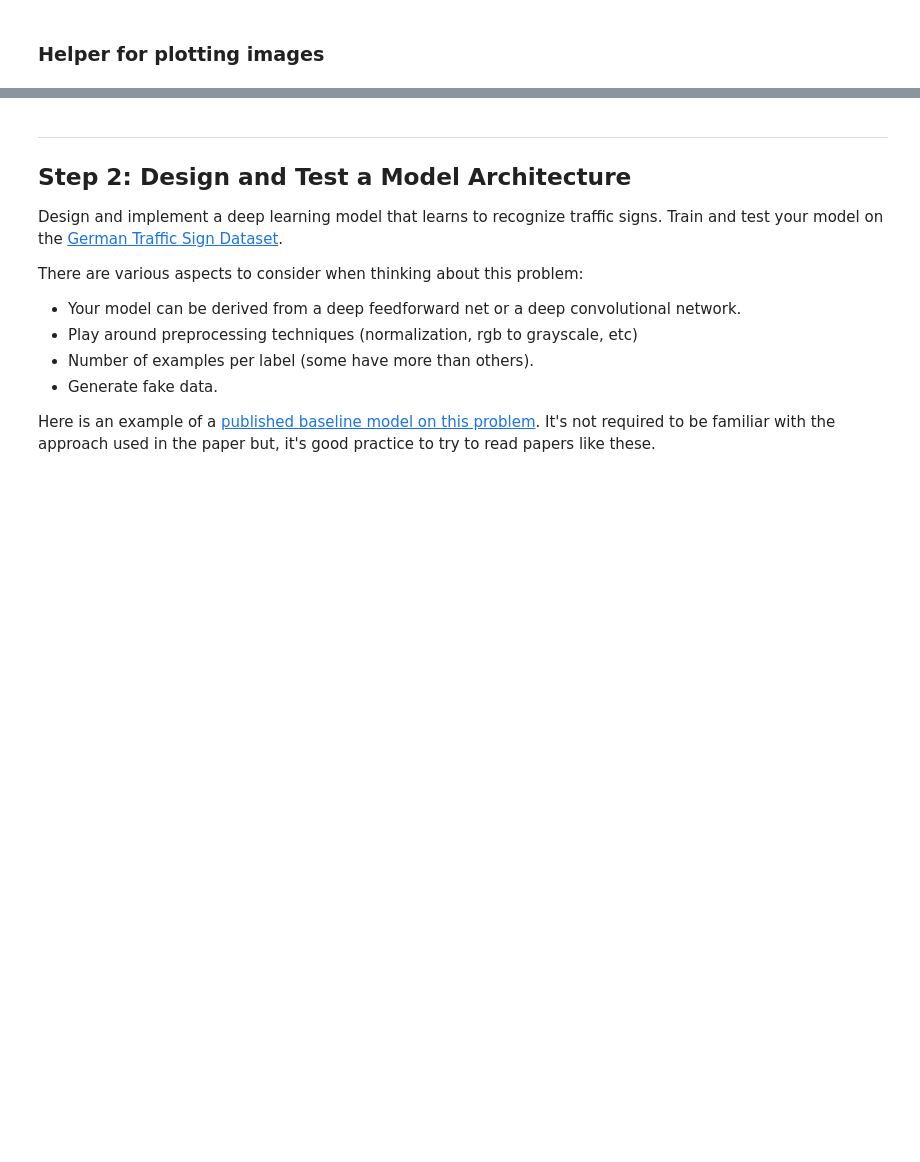
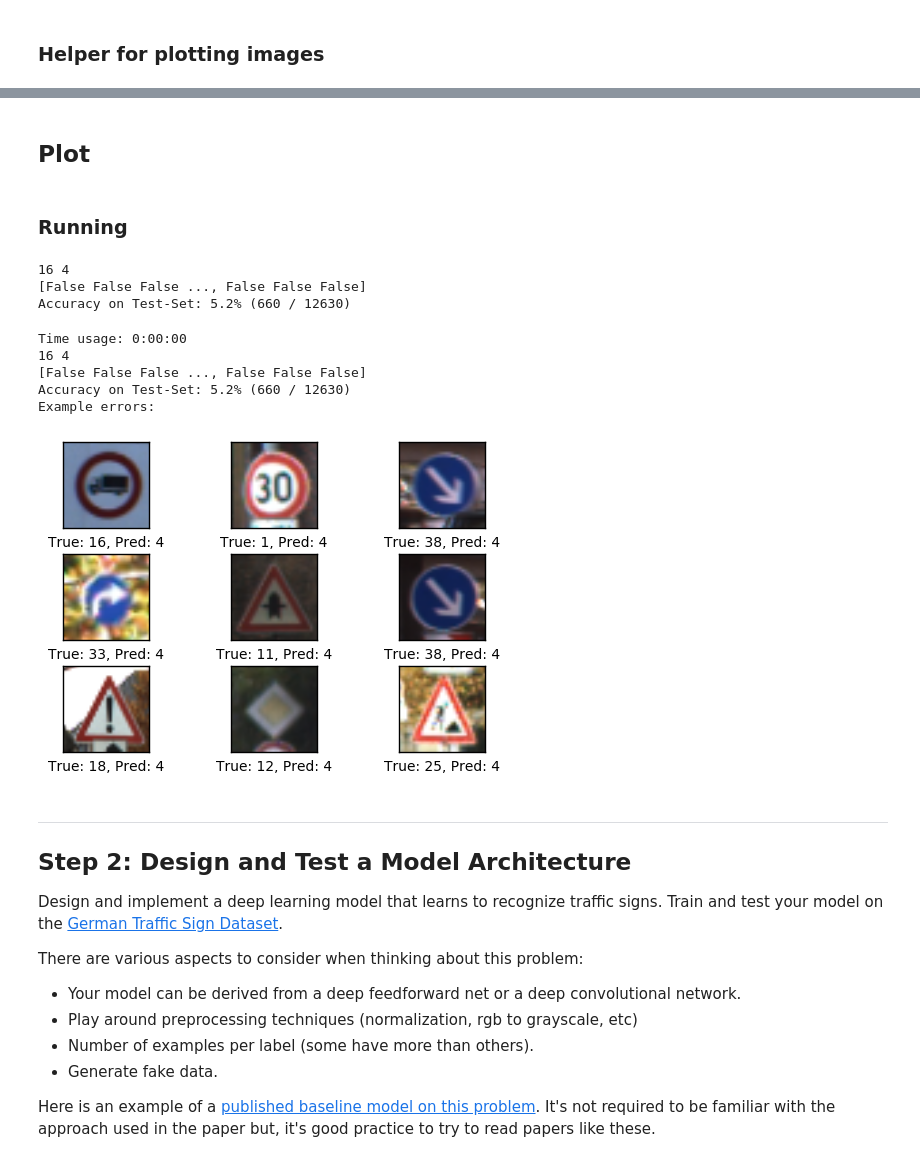
Before and after one commit to sirpsycho85/traffic-signs, a Jupyter notebook: Traffic_Signs_Recognition.ipynb, the cells around one changed output, grey strips where cells are left out. Saved outputs shown, nothing was run; the diff lists cells and outputs as text; code cells hidden in the pictures; blank space fills up the shorter version.

```diff
--- a/Traffic_Signs_Recognition.ipynb
+++ b/Traffic_Signs_Recognition.ipynb
@@ -138,0 +246,19 @@ plot_images(images=images, cls_true=cls_true)
+# %%
+def new_fc_layer(input,          # The previous layer.
+                 num_inputs,     # Num. inputs from prev. layer.
+                 num_outputs,    # Num. outputs.
+                 use_relu=True): # Use Rectified Linear Unit (ReLU)?
+
+    # Create new weights and biases.
+    weights = new_weights(shape=[num_inputs, num_outputs])
+    biases = new_biases(length=num_outputs)
+
+    # Calculate the layer as the matrix multiplication of
+    # the input and weights, and then add the bias-values.
+    layer = tf.matmul(input, weights) + biases
+
+    # Use ReLU?
+    if use_relu:
+        layer = tf.nn.relu(layer)
+
+    return layer
@@ -138,0 +267,5 @@ plot_images(images=images, cls_true=cls_true)
+# %%
+x = tf.placeholder(tf.float32, shape=[None, image_size_flat], name='x')
+x_image = tf.reshape(x, [-1, image_size, image_size, num_channels])
+y_true = tf.placeholder(tf.float32, shape=[None, n_classes], name='y_true')
+y_true_cls = tf.argmax(y_true, dimension=1)
@@ -138,0 +298,14 @@ plot_images(images=images, cls_true=cls_true)
+# %%
+y_pred = tf.nn.softmax(layer_fc2)
+
+y_pred_cls = tf.argmax(y_pred, dimension=1)
+
+cross_entropy = tf.nn.softmax_cross_entropy_with_logits(logits=layer_fc2, labels=y_true)
+
+cost = tf.reduce_mean(cross_entropy)
+
+optimizer = tf.train.AdamOptimizer(learning_rate=1e-4).minimize(cost)
+
+correct_prediction = tf.equal(y_pred_cls, y_true_cls)
+
+accuracy = tf.reduce_mean(tf.cast(correct_prediction, tf.float32))
@@ -138,0 +314,4 @@ plot_images(images=images, cls_true=cls_true)
+# %%
+session = tf.Session()
+session.run(tf.initialize_all_variables())
+train_batch_size = 64
@@ -138,0 +383,2 @@ plot_images(images=images, cls_true=cls_true)
+# %% [markdown]
+## Plot
@@ -139,3 +522,21 @@ plot_images(images=images, cls_true=cls_true)
+# %% [markdown]
+### Running
+# %%
+print_test_accuracy()
+# %% [output]
+16 4
+[False False False ..., False False False]
+Accuracy on Test-Set: 5.2% (660 / 12630)
+# %%
+optimize(num_iterations=1)
+print_test_accuracy(show_example_errors=True)
+# %% [output]
+Time usage: 0:00:00
+16 4
+[False False False ..., False False False]
+Accuracy on Test-Set: 5.2% (660 / 12630)
+Example errors:
+[figure, added]
 # %% [markdown]
 ----
 
```
Also changed, not shown: parts of 19 cells of this notebook.
